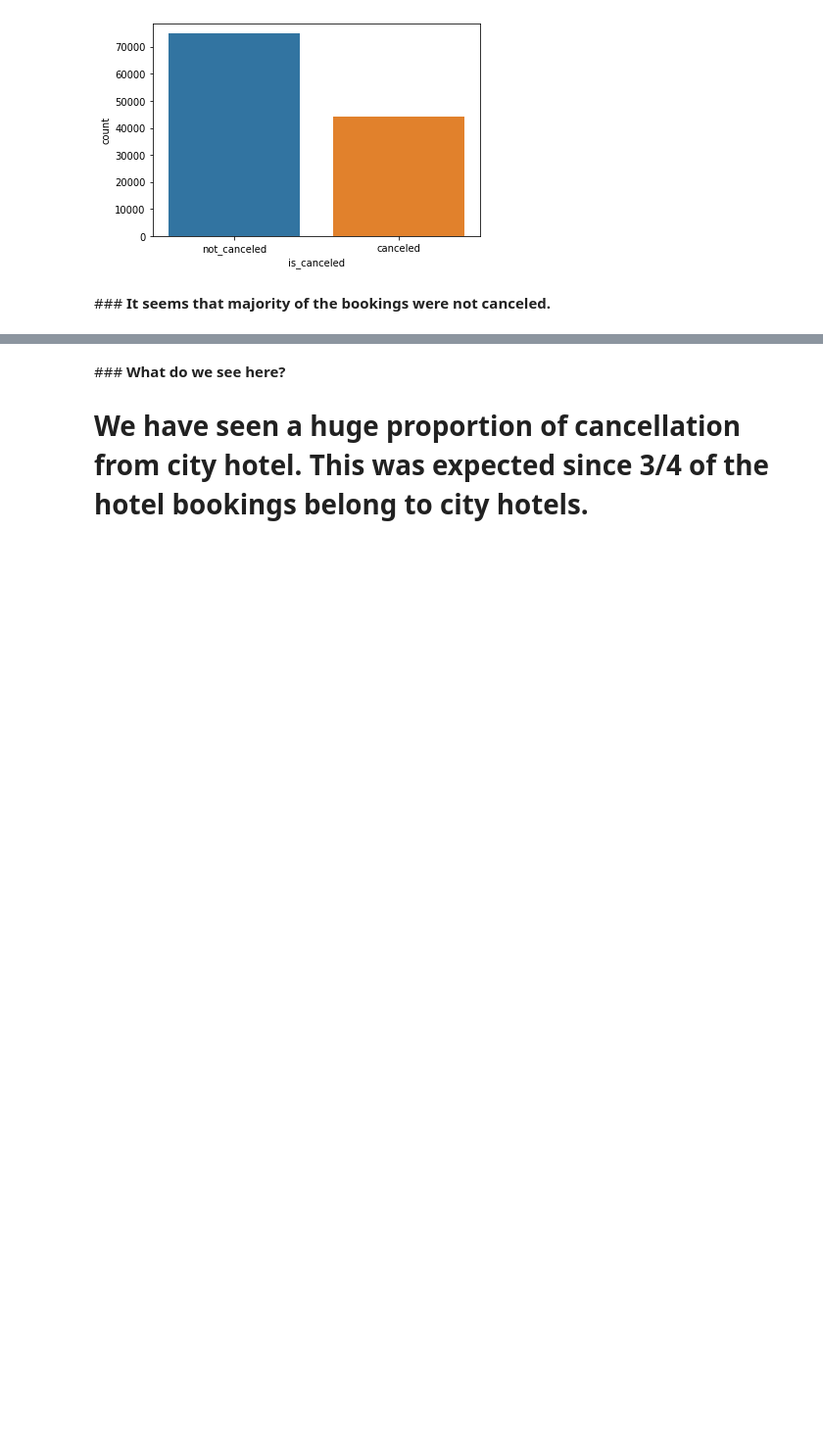
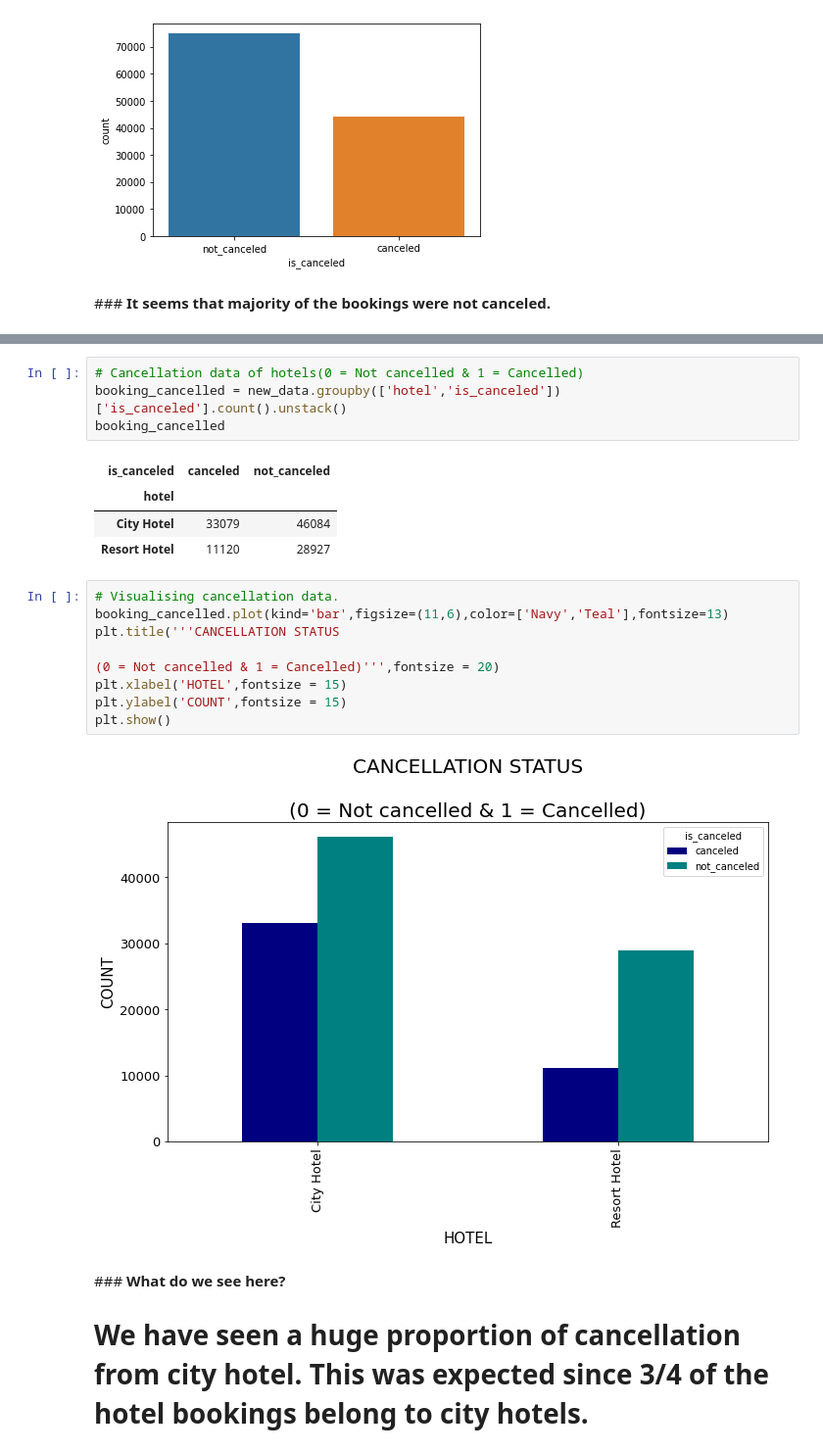
Before and after one commit to RanjithK2608/Hotel_Booking_Analysis, a Jupyter notebook: Hotel_Booking_Analysis_Capstone_Project.ipynb, the cells around one changed output, grey strips where cells are left out. Shown: that part at 98% size. Saved outputs shown, nothing was run; the diff lists cells and outputs as text; blank space fills up the shorter version.

```diff
--- a/Hotel_Booking_Analysis_Capstone_Project.ipynb
+++ b/Hotel_Booking_Analysis_Capstone_Project.ipynb
@@ -272,3 +277,23 @@ Text(0.5, 1.0, 'Graph showing cancellation rates in city and resort hotel')
+# %%
+# Cancellation data of hotels(0 = Not cancelled & 1 = Cancelled)
+booking_cancelled = new_data.groupby(['hotel','is_canceled'])['is_canceled'].count().unstack()
+booking_cancelled
+# %% [output]
+| is_canceled | canceled | not_canceled |
+| hotel |  |  |
+| City Hotel | 33079 | 46084 |
+| Resort Hotel | 11120 | 28927 |
+# %%
+# Visualising cancellation data.
+booking_cancelled.plot(kind='bar',figsize=(11,6),color=['Navy','Teal'],fontsize=13)
+plt.title('''CANCELLATION STATUS
+
+(0 = Not cancelled & 1 = Cancelled)''',fontsize = 20)
+plt.xlabel('HOTEL',fontsize = 15)
+plt.ylabel('COUNT',fontsize = 15)
+plt.show()
+# %% [output]
+[figure, added]
 # %% [markdown]
 ###<b> What do we see here?
 # We have seen a huge proportion of cancellation from city hotel. This was expected since 3/4 of the hotel bookings belong to city hotels.
```
Also changed, not shown: parts of 30 cells of this notebook.
